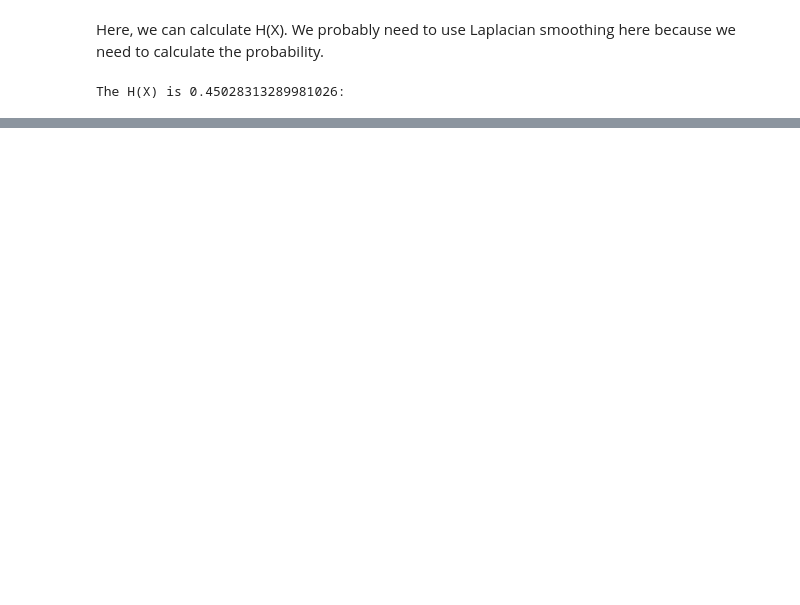
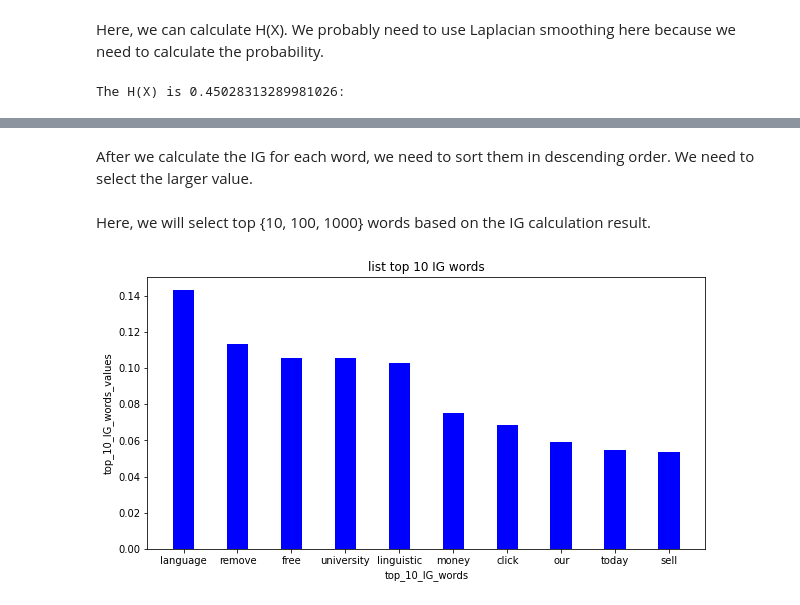
Before and after one commit to yeb2Binfang/ECE-GY-9163-ML-cyber, a Jupyter notebook: Lab/MLSec_Lab1.ipynb, the cells around one changed output, grey strips where cells are left out. Cells and saved outputs as stored; diff of their text form; code cells hidden in the pictures; blank space fills up the shorter version.

```diff
--- a/Lab/MLSec_Lab1.ipynb
+++ b/Lab/MLSec_Lab1.ipynb
@@ -256,0 +309,45 @@ Here, we need to calculate $H(C|X_i)$.
+# %%
+IG_dict = calIGForEachWord(feature_list, count_ham, count_spam, spam_word_count, ham_word_count, H_p_spam)
+# %% [markdown]
+After we calculate the IG for each word, we need to sort them in descending order. We need to select the larger value.
+# %%
+IG_dict_sorted = dict(sorted(IG_dict.items(), key=operator.itemgetter(1),reverse=True))
+# %% [markdown]
+Here, we will select top {10, 100, 1000} words based on the IG calculation result.
+# %%
+top_10_words = {}
+top_100_words = {}
+top_1000_words = {}
+
+i=0
+j=0
+k=0
+for key in IG_dict_sorted.keys():
+  if i<10:
+    i+=1
+    top_10_words[key] = IG_dict_sorted[key]
+
+  if j<100:
+    j+=1
+    top_100_words[key] = IG_dict_sorted[key]
+
+  if k<1000:
+    k+=1
+    top_1000_words[key] = IG_dict_sorted[key]
+# %%
+# creating the dataset
+top_10_IG_words = list(top_10_words.keys())
+top_10_IG_words_values = list(top_10_words.values())
+
+fig = plt.figure(figsize = (10, 5))
+
+# creating the bar plot
+plt.bar(top_10_IG_words, top_10_IG_words_values, color ='blue',
+        width = 0.4)
+
+plt.xlabel("top_10_IG_words")
+plt.ylabel("top_10_IG_words_values")
+plt.title("list top 10 IG words")
+plt.show()
+# %% [output]
+[figure, added]
```
Also changed, not shown: parts of 7 cells of this notebook.
